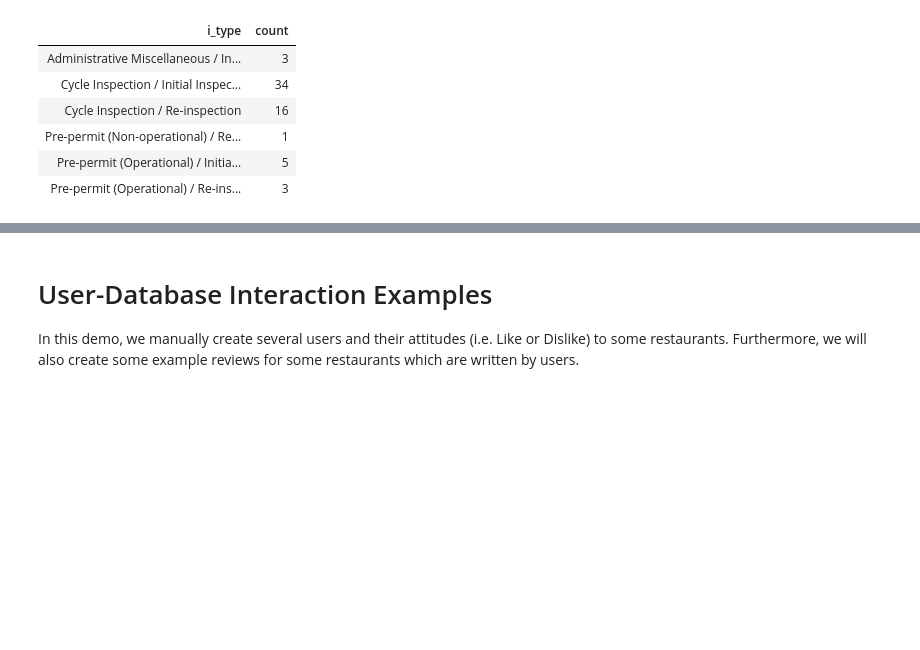
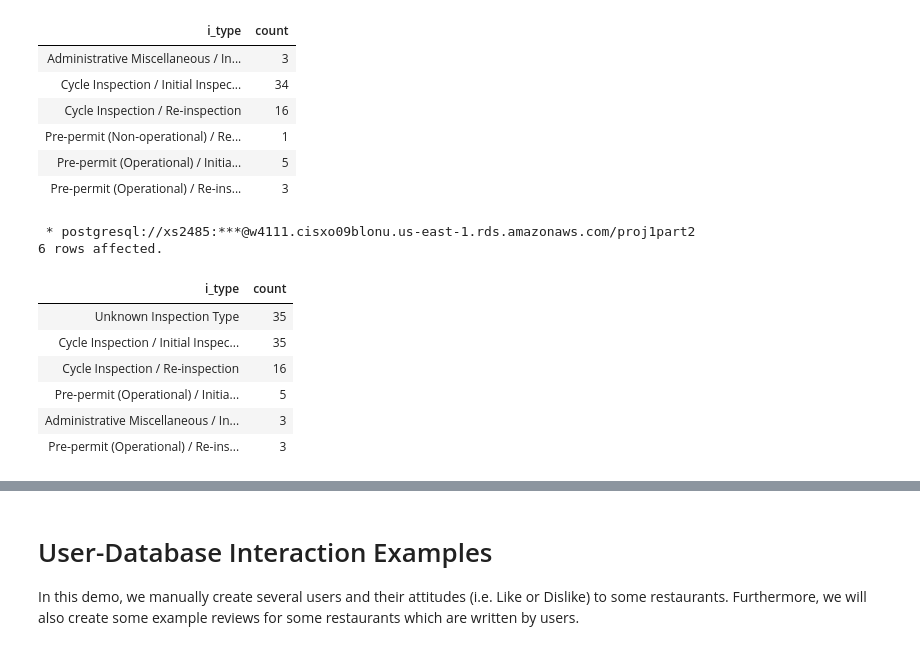
Before and after one commit to Xiaoyang-Song/NYC-Restaurant-Inspection-Database, a Jupyter notebook: 4111p1.ipynb, the cells around one changed output, grey strips where cells are left out. Cells and saved outputs as stored; diff of their text form; code cells hidden in the pictures; blank space fills up the shorter version.

```diff
--- a/4111p1.ipynb
+++ b/4111p1.ipynb
@@ -640,5 +624,19 @@ group by I.i_type
 | Pre-permit (Operational) / Re-ins... | 3 |
 # %%
 %%sql
-select *
-from restaurant
+select I.i_type, count(*) as count
+from inspection as I, inspect as IR, restaurant as R
+where I.iid = IR.iid AND R.rid = IR.rid
+Group by I.i_type
+HAVING COUNT(*) > 2
+ORDER BY count(*) DESC
+# %% [output]
+ * postgresql://xs2485:***@w4111.cisxo09blonu.us-east-1.rds.amazonaws.com/proj1part2
+6 rows affected.
+| i_type | count |
+| Unknown Inspection Type | 35 |
+| Cycle Inspection / Initial Inspec... | 35 |
+| Cycle Inspection / Re-inspection | 16 |
+| Pre-permit (Operational) / Initia... | 5 |
+| Administrative Miscellaneous / In... | 3 |
+| Pre-permit (Operational) / Re-ins... | 3 |
```
Also changed, not shown: parts of 22 cells of this notebook.
